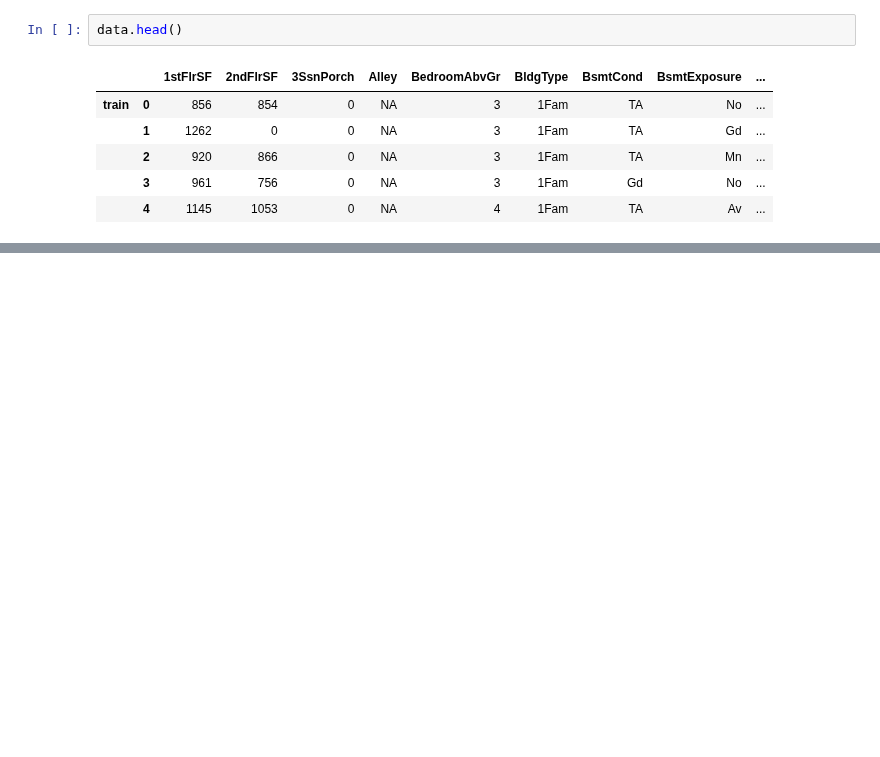
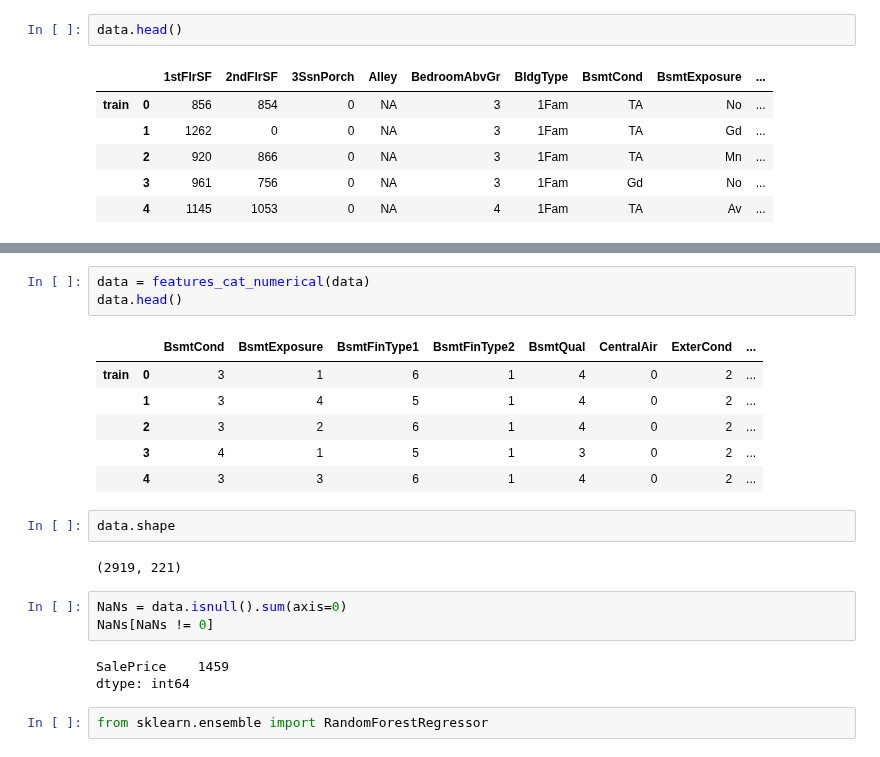
Before and after one commit to Qu1ckZ/MachineLearningPractice, a Jupyter notebook: Houses Prices.ipynb, the cells around one changed output, grey strips where cells are left out. Drawn from its saved outputs; the diff is of its cells as text; blank space fills up the shorter version.

```diff
--- a/Houses Prices.ipynb
+++ b/Houses Prices.ipynb
@@ -117,0 +220,22 @@ data.head()
+# %%
+data = features_cat_numerical(data)
+data.head()
+# %% [output]
+|  |  | BsmtCond | BsmtExposure | BsmtFinType1 | BsmtFinType2 | BsmtQual | CentralAir | ExterCond | ... |
+| train | 0 | 3 | 1 | 6 | 1 | 4 | 0 | 2 | ... |
+|  | 1 | 3 | 4 | 5 | 1 | 4 | 0 | 2 | ... |
+|  | 2 | 3 | 2 | 6 | 1 | 4 | 0 | 2 | ... |
+|  | 3 | 4 | 1 | 5 | 1 | 3 | 0 | 2 | ... |
+|  | 4 | 3 | 3 | 6 | 1 | 4 | 0 | 2 | ... |
+# %%
+data.shape
+# %% [output]
+(2919, 221)
+# %%
+NaNs = data.isnull().sum(axis=0)
+NaNs[NaNs != 0]
+# %% [output]
+SalePrice    1459
+dtype: int64
+# %%
+from sklearn.ensemble import RandomForestRegressor
```
Also changed, not shown: parts of 24 cells of this notebook.
